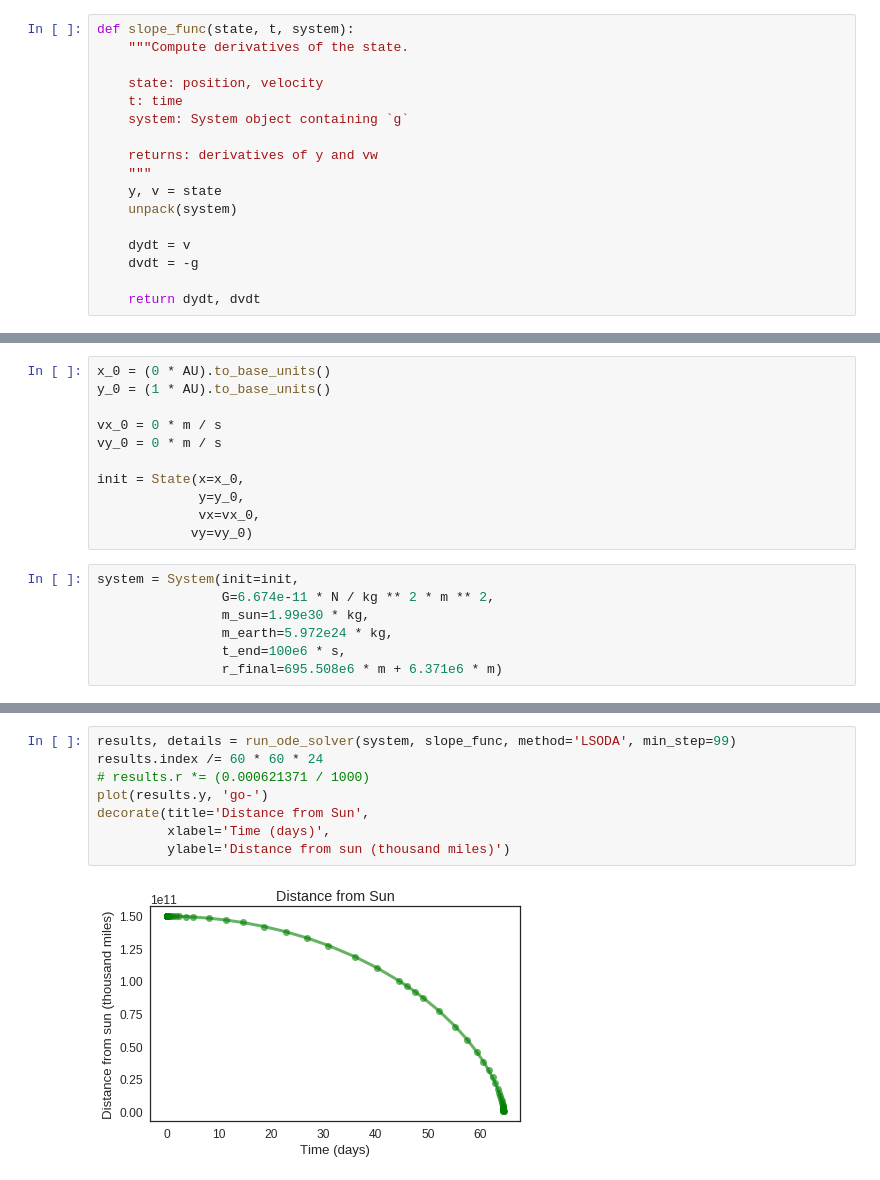
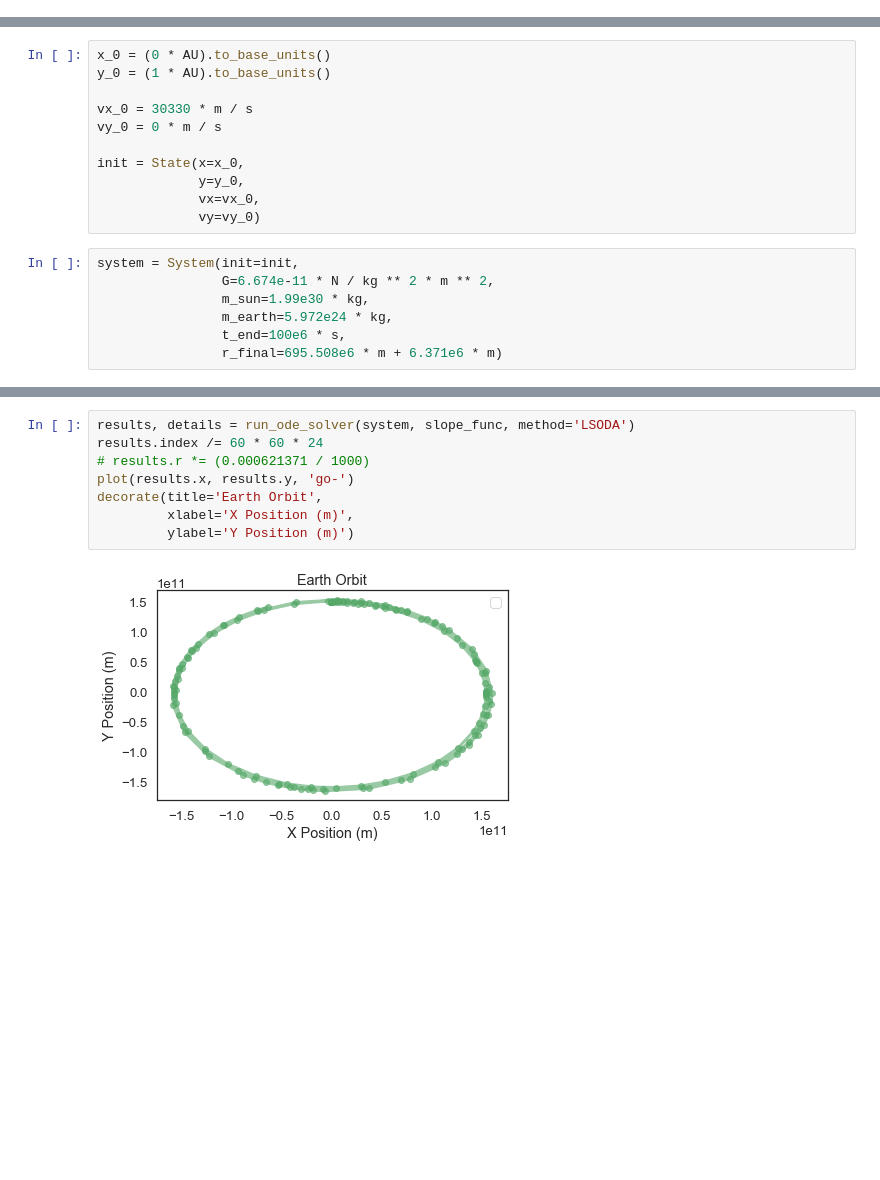
Before and after one commit to sdaitzman/ModSimPy, a Jupyter notebook: code/orbit_homework.ipynb, the cells around one changed output, grey strips where cells are left out. Cells and saved outputs as stored; diff of their text form; blank space fills up the shorter version.

Commit message:
full earth orbit ODE solver

```diff
--- a/code/orbit_homework.ipynb
+++ b/code/orbit_homework.ipynb
@@ -46,17 +17,0 @@ And define the slope function.
-# %%
-def slope_func(state, t, system):
-    """Compute derivatives of the state.
-
-    state: position, velocity
-    t: time
-    system: System object containing `g`
-
-    returns: derivatives of y and vw
-    """
-    y, v = state
-    unpack(system)
-
-    dydt = v
-    dvdt = -g
-
-    return dydt, dvdt
@@ -247,13 +48,13 @@ AU = UNITS.astronomical_unit;
 x_0 = (0 * AU).to_base_units()
 y_0 = (1 * AU).to_base_units()
 
-vx_0 = 0 * m / s
+vx_0 = 30330 * m / s
 vy_0 = 0 * m / s
 
 init = State(x=x_0,
              y=y_0,
              vx=vx_0,
-            vy=vy_0)
+             vy=vy_0)
 # %%
 system = System(init=init,
                 G=6.674e-11 * N / kg ** 2 * m ** 2,
@@ -309,13 +103,13 @@ NameError: ignored
 # %%
-results, details = run_ode_solver(system, slope_func, method='LSODA', min_step=99)
+results, details = run_ode_solver(system, slope_func, method='LSODA')
 results.index /= 60 * 60 * 24
 # results.r *= (0.000621371 / 1000)
-plot(results.y, 'go-')
-decorate(title='Distance from Sun',
-         xlabel='Time (days)',
-         ylabel='Distance from sun (thousand miles)')
+plot(results.x, results.y, 'go-')
+decorate(title='Earth Orbit',
+         xlabel='X Position (m)',
+         ylabel='Y Position (m)')
 # %% [output]
-[figure, old version]
+[figure, new version]
 # %%
 plot(results.vy, 'ro-')
 decorate(title='Earth Velocity',
```
Also changed, not shown: parts of 56 cells of this notebook.
